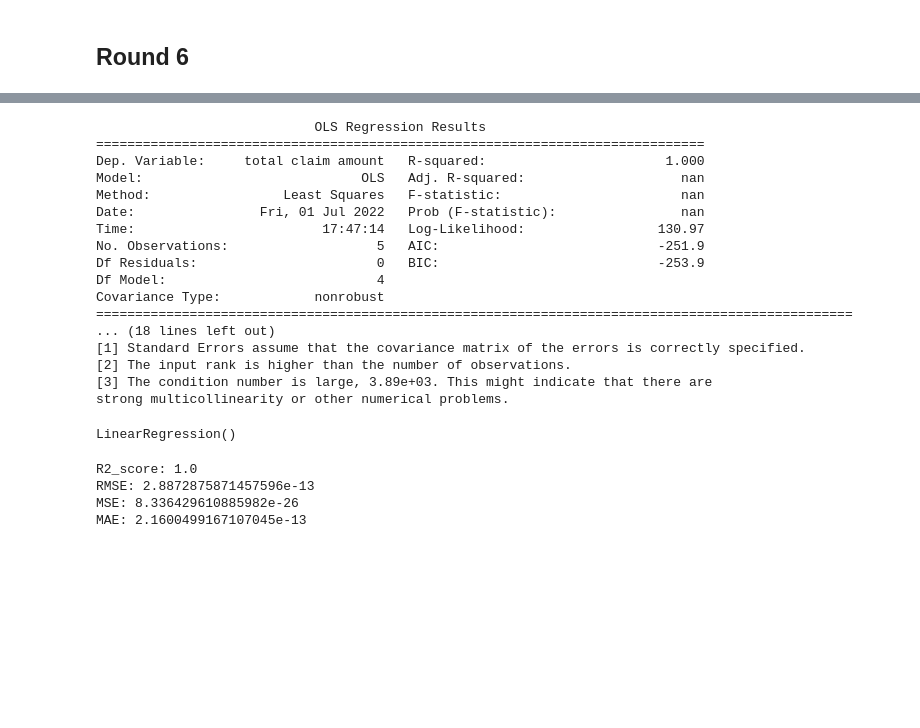
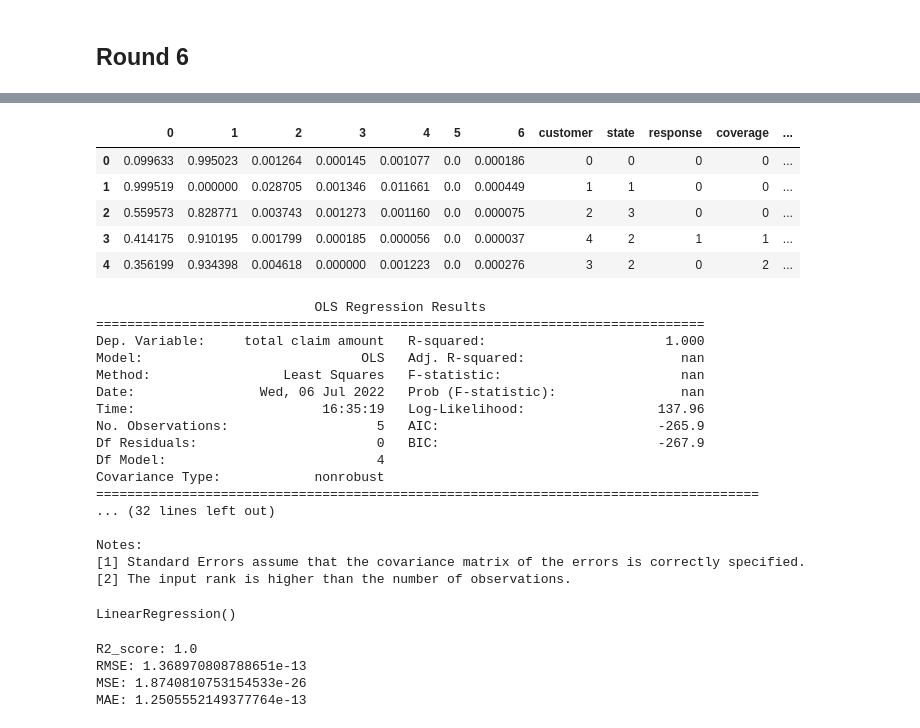
Before and after one commit to missadesola/lab-customer-analysis-round-2, a Jupyter notebook: files_for_lab/csv_files/Customer Analysis Round 2.ipynb, the cells around one changed output, grey strips where cells are left out. Drawn from its saved outputs; the diff is of its cells as text; code cells hidden in the pictures; blank space fills up the shorter version.

Commit message:
Round 6

```diff
--- a/files_for_lab/csv_files/Customer Analysis Round 2.ipynb
+++ b/files_for_lab/csv_files/Customer Analysis Round 2.ipynb
@@ -525,9 +527,3 @@ There is no pair of features that have a high correlation
 # split data into features and target
 X = corr_data
 y = numerical['total claim amount']
-# %%
-# normalizing numerical data
-d = preprocessing.normalize(X)
-names = X.columns
-X = pd.DataFrame(d, columns=names)
-X.head()
@@ -540,0 +530,7 @@ X.head()
+# %%
+# normalizing numerical data
+transformer = Normalizer().fit(X)
+X_normalized = transformer.transform(X)
+
+X_normalized = pd.DataFrame(X_normalized)
+display(X_normalized.head())
@@ -541,2 +544,7 @@ X.head()
 # %% [markdown]
 ## Round 6
+# %%
+# converting to category data type
+for column in categoricals.columns:
+    categoricals[column] = categoricals[column].astype('category')
+display(categoricals.info())
@@ -542,0 +570,8 @@ X.head()
+# %%
+# creating instance of labelencoder
+labelencoder = LabelEncoder()
+
+# assigning numerical values
+for column in categoricals.columns:
+    categoricals[column] = labelencoder.fit_transform(categoricals[column])
+display(categoricals.head())
@@ -543,3 +585,14 @@ X.head()
+# %%
+# Concatenate numerical and categorical dataset
+X = pd.concat([X_normalized, categoricals], axis=1)
+display(X.head())
+# %% [output]
+|  | 0 | 1 | 2 | 3 | 4 | 5 | 6 | customer | state | response | coverage | ... |
+| 0 | 0.099633 | 0.995023 | 0.001264 | 0.000145 | 0.001077 | 0.0 | 0.000186 | 0 | 0 | 0 | 0 | ... |
+| 1 | 0.999519 | 0.000000 | 0.028705 | 0.001346 | 0.011661 | 0.0 | 0.000449 | 1 | 1 | 0 | 0 | ... |
+| 2 | 0.559573 | 0.828771 | 0.003743 | 0.001273 | 0.001160 | 0.0 | 0.000075 | 2 | 3 | 0 | 0 | ... |
+| 3 | 0.414175 | 0.910195 | 0.001799 | 0.000185 | 0.000056 | 0.0 | 0.000037 | 4 | 2 | 1 | 1 | ... |
+| 4 | 0.356199 | 0.934398 | 0.004618 | 0.000000 | 0.001223 | 0.0 | 0.000276 | 3 | 2 | 0 | 2 | ... |
 # %%
 # with 'add_constant' we force the model to have an intercept
 X = sm.add_constant(X)
@@ -552,18 +605,18 @@ print(model.summary())
 Dep. Variable:     total claim amount   R-squared:                       1.000
 Model:                            OLS   Adj. R-squared:                    nan
 Method:                 Least Squares   F-statistic:                       nan
-Date:                Fri, 01 Jul 2022   Prob (F-statistic):                nan
-Time:                        17:47:14   Log-Likelihood:                 130.97
-No. Observations:                   5   AIC:                            -251.9
-Df Residuals:                       0   BIC:                            -253.9
+Date:                Wed, 06 Jul 2022   Prob (F-statistic):                nan
+Time:                        16:35:19   Log-Likelihood:                 137.96
+No. Observations:                   5   AIC:                            -265.9
+Df Residuals:                       0   BIC:                            -267.9
 Df Model:                           4
 Covariance Type:            nonrobust
-=================================================================================================
-... (18 lines left out)
+=====================================================================================
+... (32 lines left out)
+
+Notes:
 [1] Standard Errors assume that the covariance matrix of the errors is correctly specified.
 [2] The input rank is higher than the number of observations.
-[3] The condition number is large, 3.89e+03. This might indicate that there are
-strong multicollinearity or other numerical problems.
 # %%
 lm = LinearRegression()
 lm.fit(X,y)
@@ -572,16 +625,17 @@ LinearRegression()
 # %%
 predictions = lm.predict(X)
 
+r2_score = round(lm.score(X, y), 2)
 rmse = mean_squared_error(y, predictions, squared=False)
 mse = mean_squared_error(y, predictions, squared=True)
 mae = mean_absolute_error(y, predictions)
 
-print("R2_score:", round(lm.score(X, y), 2))
+print("R2_score:", r2_score)
 print("RMSE:", rmse)
 print("MSE:", mse)
 print("MAE:", mae)
 # %% [output]
 R2_score: 1.0
-RMSE: 2.8872875871457596e-13
-MSE: 8.336429610885982e-26
-MAE: 2.1600499167107045e-13
+RMSE: 1.368970808788651e-13
+MSE: 1.8740810753154533e-26
+MAE: 1.2505552149377764e-13
```
Also changed, not shown: parts of 6 cells of this notebook.
